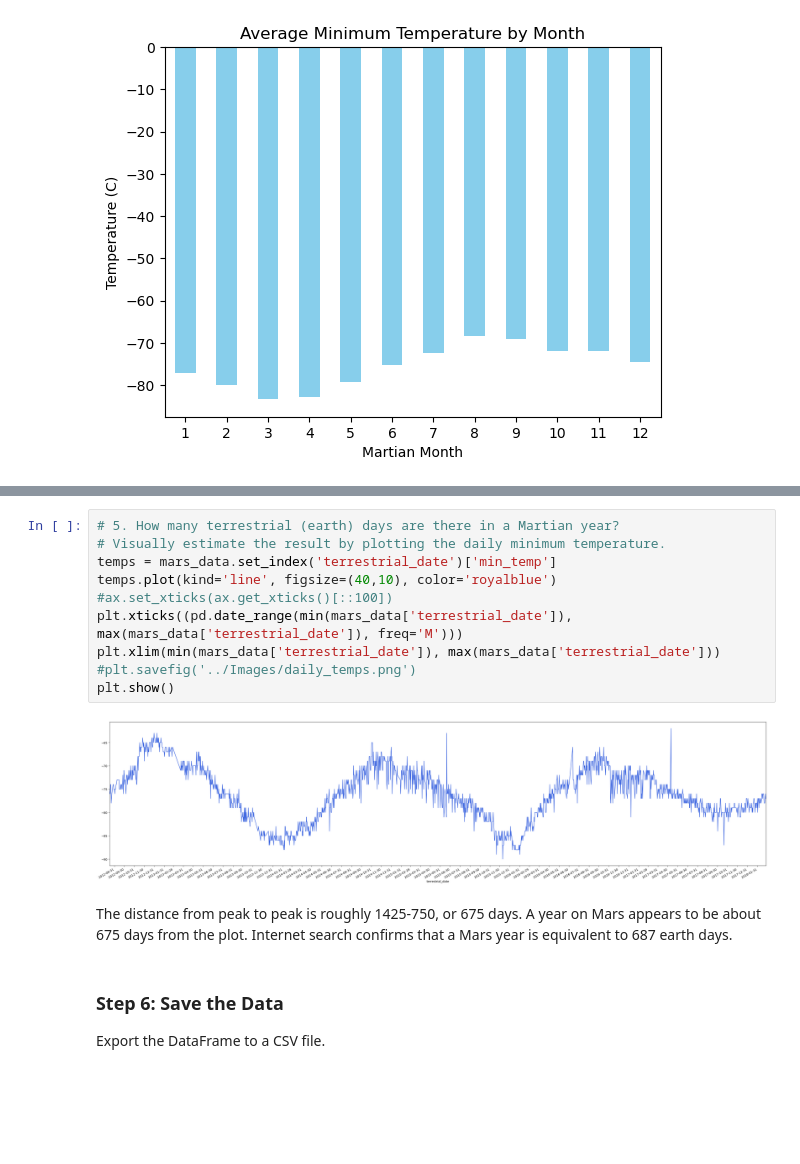
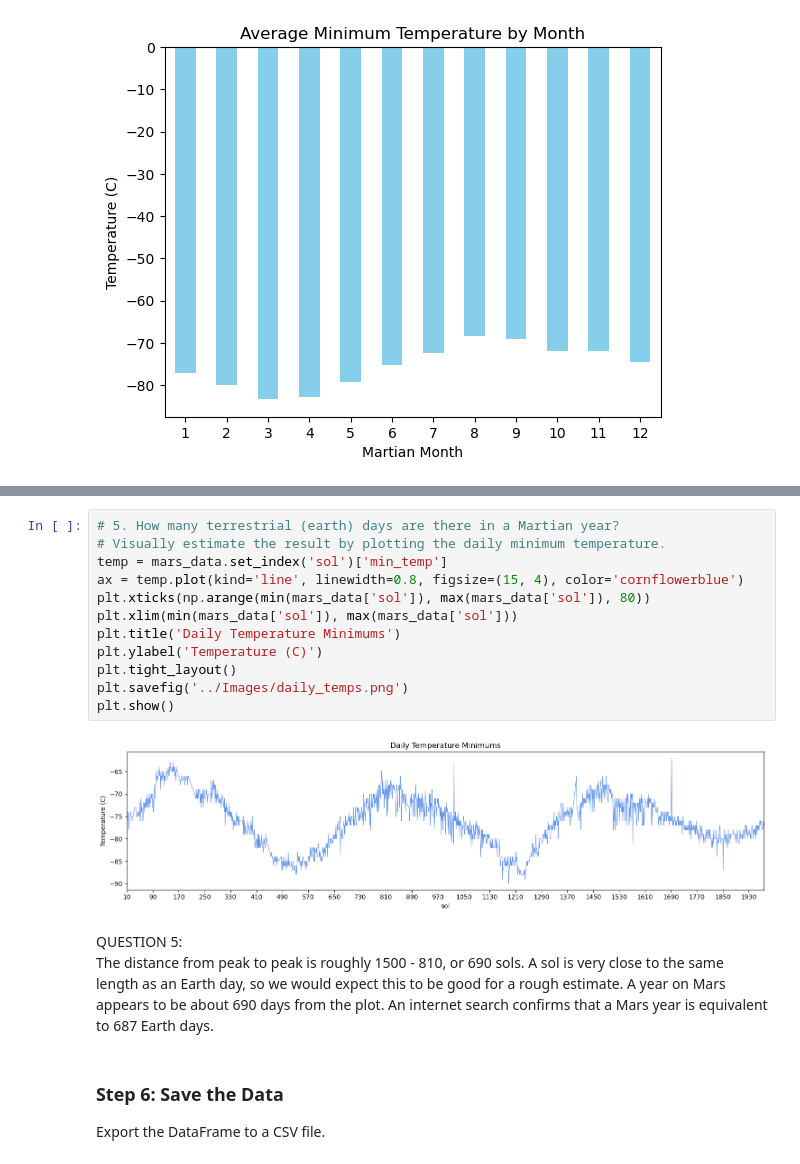
Before and after one commit to andcetera/web-scraping-challenge, a Jupyter notebook: Deliverables/mars_weather.ipynb, the cells around one changed output, grey strips where cells are left out. Saved outputs shown, nothing was run; the diff lists cells and outputs as text; blank space fills up the shorter version.

```diff
--- a/Deliverables/mars_weather.ipynb
+++ b/Deliverables/mars_weather.ipynb
@@ -233,17 +241,20 @@ The average atmospheric pressure on Mars is lowest in the sixth month and highes
 # %%
 # 5. How many terrestrial (earth) days are there in a Martian year?
 # Visually estimate the result by plotting the daily minimum temperature.
-temps = mars_data.set_index('terrestrial_date')['min_temp']
-temps.plot(kind='line', figsize=(40,10), color='royalblue')
-#ax.set_xticks(ax.get_xticks()[::100])
-plt.xticks((pd.date_range(min(mars_data['terrestrial_date']), max(mars_data['terrestrial_date']), freq='M')))
-plt.xlim(min(mars_data['terrestrial_date']), max(mars_data['terrestrial_date']))
-#plt.savefig('../Images/daily_temps.png')
+temp = mars_data.set_index('sol')['min_temp']
+ax = temp.plot(kind='line', linewidth=0.8, figsize=(15, 4), color='cornflowerblue')
+plt.xticks(np.arange(min(mars_data['sol']), max(mars_data['sol']), 80))
+plt.xlim(min(mars_data['sol']), max(mars_data['sol']))
+plt.title('Daily Temperature Minimums')
+plt.ylabel('Temperature (C)')
+plt.tight_layout()
+plt.savefig('../Images/daily_temps.png')
 plt.show()
 # %% [output]
-[figure, old version]
+[figure, new version]
 # %% [markdown]
-The distance from peak to peak is roughly 1425-750, or 675 days. A year on Mars appears to be about 675 days from the plot. Internet search confirms that a Mars year is equivalent to 687 earth days.
+QUESTION 5:
+The distance from peak to peak is roughly 1500 - 810, or 690 sols.  A sol is very close to the same length as an Earth day, so we would expect this to be good for a rough estimate. A year on Mars appears to be about 690 days from the plot. An internet search confirms that a Mars year is equivalent to 687 Earth days.
 # %% [markdown]
 ### Step 6: Save the Data
 
```
Also changed, not shown: parts of 6 cells of this notebook.
